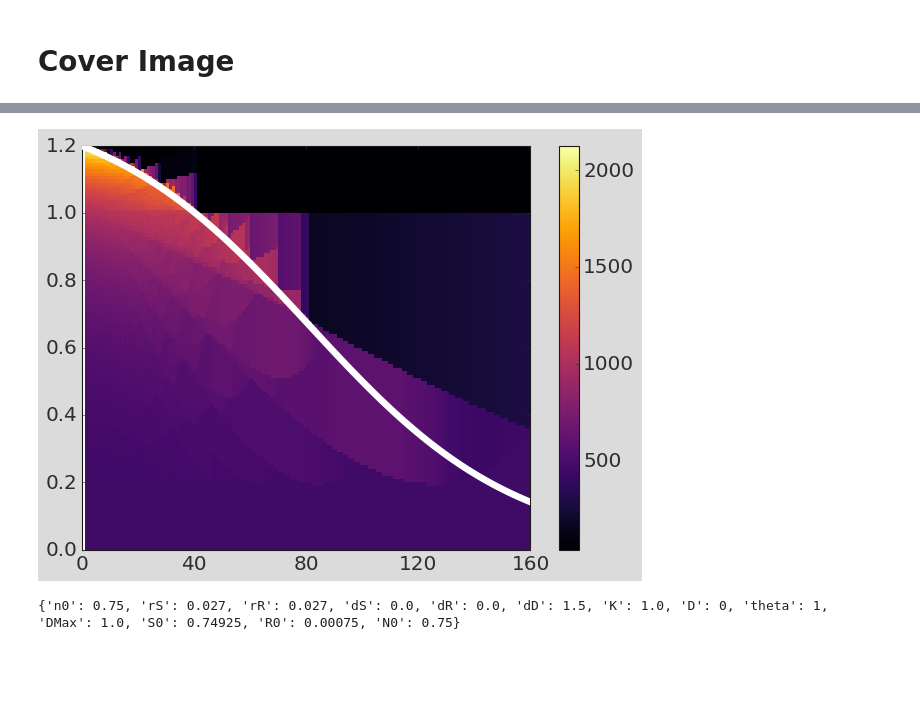
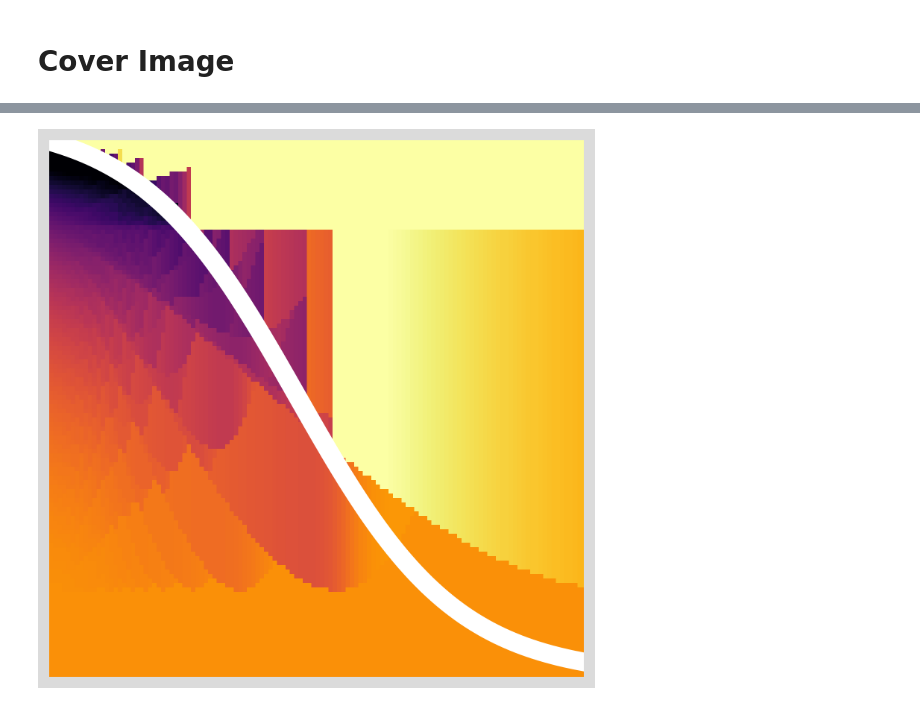
Before and after one commit to KCGallagher/AT_Model_Comparison, a Jupyter notebook: lotka_volterra/cover_image.ipynb, the cells around one changed output, grey strips where cells are left out. Drawn from its saved outputs; the diff is of its cells as text; code cells hidden in the pictures; blank space fills up the shorter version.

Commit message:
Cover image motifs

```diff
--- a/lotka_volterra/cover_image.ipynb
+++ b/lotka_volterra/cover_image.ipynb
@@ -28,5 +24,9 @@ print(plt.rcParams["figure.figsize"])
 # %%
 # Variation of threshold with critical interval
+odeParamDic = convert_ode_parameters(n0=0.8, rFrac=0.001, cost=0, turnover=0.0)
+odeParamDic['N0'] = odeParamDic['n0']
 
-tau_values = np.linspace(0, 160, 100)
+tau_values = np.linspace(0, 250, 100)
 n_stars = [calc_critical_treatment_threshold(tau=t,**odeParamDic)/odeParamDic['N0'] for t in tau_values]
+
+plt.plot(tau_values, n_stars, linewidth=6, label='Critical threshold')
@@ -42,20 +45,18 @@ def calc_ttp(params, n_crit, interval):
 from matplotlib.colors import BoundaryNorm, ListedColormap
 from matplotlib.ticker import MaxNLocator
 
-dx, dy = 1, 0.01
-# dx, dy = 40, 0.4
-
+dx, dy = 2, 0.01
 crit_n_grid, tau_grid = np.mgrid[slice(0, 1.2 + dy, dy),
-                slice(1, 161 + dx, dx)]
+                slice(1, 251 + dx, dx)]
 
 vectorized_calc_ttp = np.vectorize(calc_ttp)
-# ttp_values = vectorized_calc_ttp(
-#     params = odeParamDic, n_crit = crit_n_grid,
-#     interval = tau_grid
-# )
+ttp_values = vectorized_calc_ttp(
+    params = odeParamDic, n_crit = crit_n_grid,
+    interval = tau_grid
+)
 
-# with open('data/ttp_arrayb.pkl', 'wb') as file:
-#     pickle.dump(ttp_values, file)
+with open('data/ttp_array.pkl', 'wb') as file:
+    pickle.dump(ttp_values, file)
 # %%
 with open('data/ttp_array.pkl', 'rb') as file:
     # Use pickle.load() to deserialize and load the array
@@ -64,24 +65,18 @@ ttp_values = ttp_values[:-1, :-1]
 # %%
 from matplotlib.colors import LogNorm
 
-fig, ax = plt.subplots()
+fig, ax = plt.subplots(dpi=300)
 
 im = ax.pcolormesh(tau_grid, crit_n_grid, ttp_values,
-                   cmap=plt.get_cmap('inferno'), norm=None)  #LogNorm(vmin=200, vmax=2000)
-fig.colorbar(im, ax=ax); #ax.set_title('TTP of Patient 25')
+                   cmap=plt.get_cmap('inferno_r'), norm=LogNorm(vmin=300, vmax=2500))
 
 n_stars = [calc_critical_treatment_threshold(tau=t,**odeParamDic)/odeParamDic['N0'] for t in tau_values]
-ax.plot(tau_values, n_stars, linewidth = 6, zorder=5, color='w', label = 'Optimal\nThreshold');
+ax.plot(tau_values, n_stars, linewidth = 12, zorder=5, color='w', label = 'Optimal\nThreshold');
 
-ax.set_xlim(0, 160);
-ax.set_xticks(ax.get_xticks()[::2]);
-fig.tight_layout();
-plt.savefig("../figures/lotka_volterra_model_threshold_inv.jpg"); plt.show()
+ax.set_xlim(1, 250);
+plt.axis('off')
+ax.set_aspect(250 / np.max(crit_n_grid))
+plt.savefig("../figures/lotka_volterra_model_threshold_fullr_log.png", dpi=600, bbox_inches='tight', pad_inches=0)
+plt.show()
 # %% [output]
-[figure, old version]
+[figure, new version]
-# %%
-print(odeParamDic)
-odeParamDic2 = convert_ode_parameters(n0=0.375, rFrac=0.001, cost=0, turnover=0.)
-odeParamDic2['N0'] = odeParamDic2['n0']
-# %% [output]
-{'n0': 0.75, 'rS': 0.027, 'rR': 0.027, 'dS': 0.0, 'dR': 0.0, 'dD': 1.5, 'K': 1.0, 'D': 0, 'theta': 1, 'DMax': 1.0, 'S0': 0.74925, 'R0': 0.00075, 'N0': 0.75}
```
Also changed, not shown: parts of 13 cells of this notebook, 3 other files.
